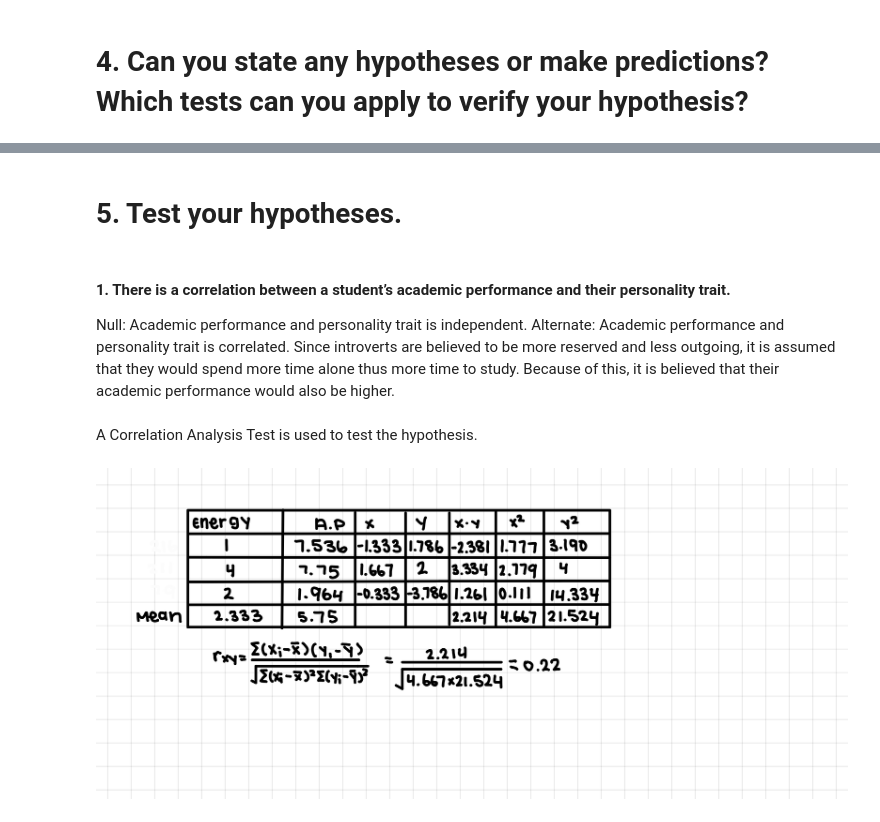
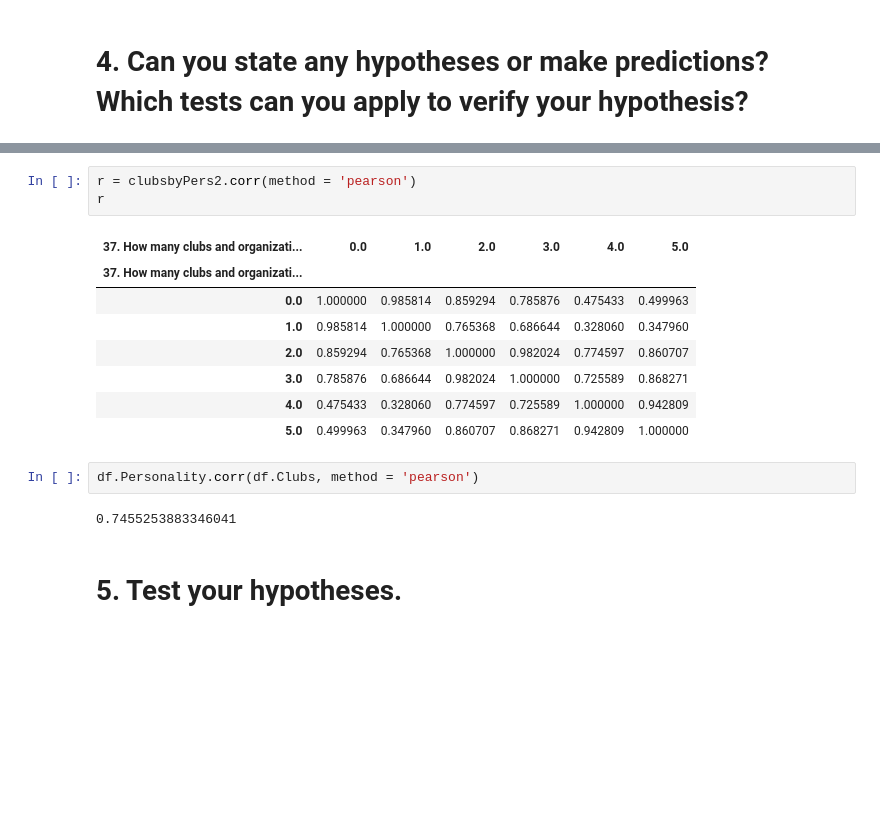
Before and after one commit to cho102/cs105_project, a Jupyter notebook: Mini-Project.ipynb, the cells around one changed output, grey strips where cells are left out. Saved outputs shown, nothing was run; the diff lists cells and outputs as text; blank space fills up the shorter version.

```diff
--- a/Mini-Project.ipynb
+++ b/Mini-Project.ipynb
@@ -241,11 +251,18 @@ for 1 degree of freedom, the chi-square value needed to reject the hypothesis at
+# %%
+r = clubsbyPers2.corr(method = 'pearson')
+r
+# %% [output]
+| 37. How many clubs and organizati... | 0.0 | 1.0 | 2.0 | 3.0 | 4.0 | 5.0 |
+| 37. How many clubs and organizati... |  |  |  |  |  |  |
+| 0.0 | 1.000000 | 0.985814 | 0.859294 | 0.785876 | 0.475433 | 0.499963 |
+| 1.0 | 0.985814 | 1.000000 | 0.765368 | 0.686644 | 0.328060 | 0.347960 |
+| 2.0 | 0.859294 | 0.765368 | 1.000000 | 0.982024 | 0.774597 | 0.860707 |
+| 3.0 | 0.785876 | 0.686644 | 0.982024 | 1.000000 | 0.725589 | 0.868271 |
+| 4.0 | 0.475433 | 0.328060 | 0.774597 | 0.725589 | 1.000000 | 0.942809 |
+| 5.0 | 0.499963 | 0.347960 | 0.860707 | 0.868271 | 0.942809 | 1.000000 |
+# %%
+df.Personality.corr(df.Clubs, method = 'pearson')
+# %% [output]
+0.7455253883346041
 # %% [markdown]
 # 5. Test your hypotheses.
-# %% [markdown]
-#### 1. There is a correlation between a student’s academic performance and their personality trait.
-Null: Academic performance and personality trait is independent.
-Alternate: Academic performance and personality trait is correlated.
-Since introverts are believed to be more reserved and less outgoing, it is assumed that they would spend more time alone thus more time to study. Because of this, it is believed that their academic performance would also be higher.
-# %% [markdown]
-A Correlation Analysis Test is used to test the hypothesis.
-# %% [markdown]
-![IMG_58862394CB74-1.jpeg](attachment:IMG_58862394CB74-1.jpeg)
```
Also changed, not shown: parts of 66 cells of this notebook.
